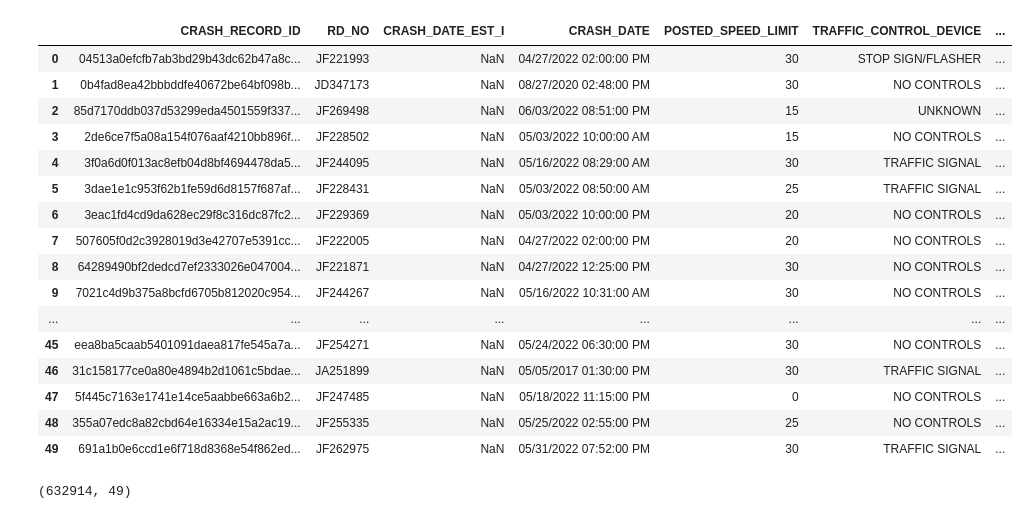
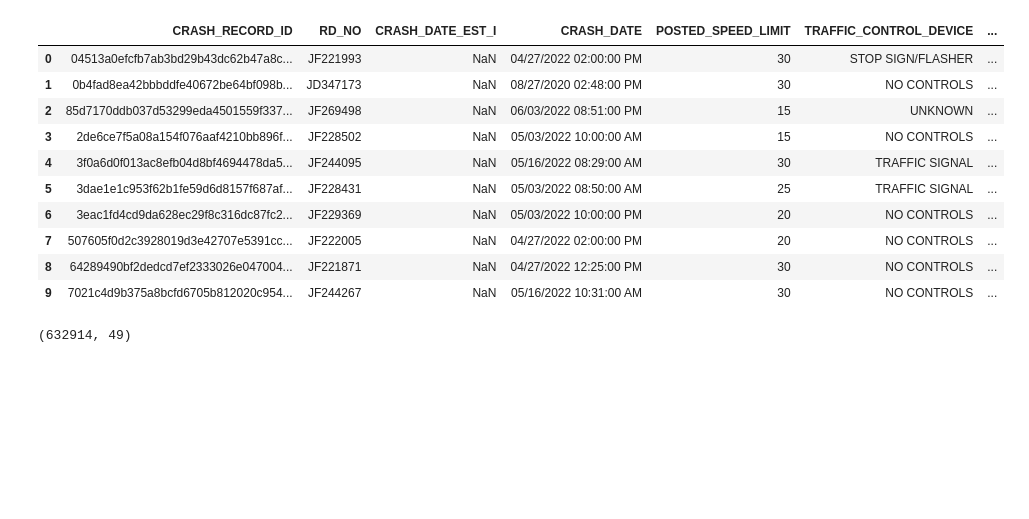
Before and after one commit to vilianf/analytics, a Jupyter notebook: python/Chicago/Acidentes_Chicago.ipynb, the cells around one changed output. Drawn from its saved outputs; the diff is of its cells as text; code cells hidden in the pictures; blank space fills up the shorter version.

```diff
--- a/python/Chicago/Acidentes_Chicago.ipynb
+++ b/python/Chicago/Acidentes_Chicago.ipynb
@@ -17,25 +18,19 @@ pd.set_option('display.max_columns', 100)
 # %%
 df_original = pd.read_csv("Traffic_Crashes_-_Crashes.csv")
 # %%
-df_original.head(50)
+df_original.head(10)
 # %% [output]
 |  | CRASH_RECORD_ID | RD_NO | CRASH_DATE_EST_I | CRASH_DATE | POSTED_SPEED_LIMIT | TRAFFIC_CONTROL_DEVICE | ... |
 | 0 | 04513a0efcfb7ab3bd29b43dc62b47a8c... | JF221993 | NaN | 04/27/2022 02:00:00 PM | 30 | STOP SIGN/FLASHER | ... |
 | 1 | 0b4fad8ea42bbbddfe40672be64bf098b... | JD347173 | NaN | 08/27/2020 02:48:00 PM | 30 | NO CONTROLS | ... |
 | 2 | 85d7170ddb037d53299eda4501559f337... | JF269498 | NaN | 06/03/2022 08:51:00 PM | 15 | UNKNOWN | ... |
 | 3 | 2de6ce7f5a08a154f076aaf4210bb896f... | JF228502 | NaN | 05/03/2022 10:00:00 AM | 15 | NO CONTROLS | ... |
 | 4 | 3f0a6d0f013ac8efb04d8bf4694478da5... | JF244095 | NaN | 05/16/2022 08:29:00 AM | 30 | TRAFFIC SIGNAL | ... |
 | 5 | 3dae1e1c953f62b1fe59d6d8157f687af... | JF228431 | NaN | 05/03/2022 08:50:00 AM | 25 | TRAFFIC SIGNAL | ... |
 | 6 | 3eac1fd4cd9da628ec29f8c316dc87fc2... | JF229369 | NaN | 05/03/2022 10:00:00 PM | 20 | NO CONTROLS | ... |
 | 7 | 507605f0d2c3928019d3e42707e5391cc... | JF222005 | NaN | 04/27/2022 02:00:00 PM | 20 | NO CONTROLS | ... |
 | 8 | 64289490bf2dedcd7ef2333026e047004... | JF221871 | NaN | 04/27/2022 12:25:00 PM | 30 | NO CONTROLS | ... |
 | 9 | 7021c4d9b375a8bcfd6705b812020c954... | JF244267 | NaN | 05/16/2022 10:31:00 AM | 30 | NO CONTROLS | ... |
-| ... | ... | ... | ... | ... | ... | ... | ... |
-| 45 | eea8ba5caab5401091daea817fe545a7a... | JF254271 | NaN | 05/24/2022 06:30:00 PM | 30 | NO CONTROLS | ... |
-| 46 | 31c158177ce0a80e4894b2d1061c5bdae... | JA251899 | NaN | 05/05/2017 01:30:00 PM | 30 | TRAFFIC SIGNAL | ... |
-| 47 | 5f445c7163e1741e14ce5aabbe663a6b2... | JF247485 | NaN | 05/18/2022 11:15:00 PM | 0 | NO CONTROLS | ... |
-| 48 | 355a07edc8a82cbd64e16334e15a2ac19... | JF255335 | NaN | 05/25/2022 02:55:00 PM | 25 | NO CONTROLS | ... |
-| 49 | 691a1b0e6ccd1e6f718d8368e54f862ed... | JF262975 | NaN | 05/31/2022 07:52:00 PM | 30 | TRAFFIC SIGNAL | ... |
 # %%
 df_original.shape
 # %% [output]
```
Also changed, not shown: parts of 18 cells of this notebook.
